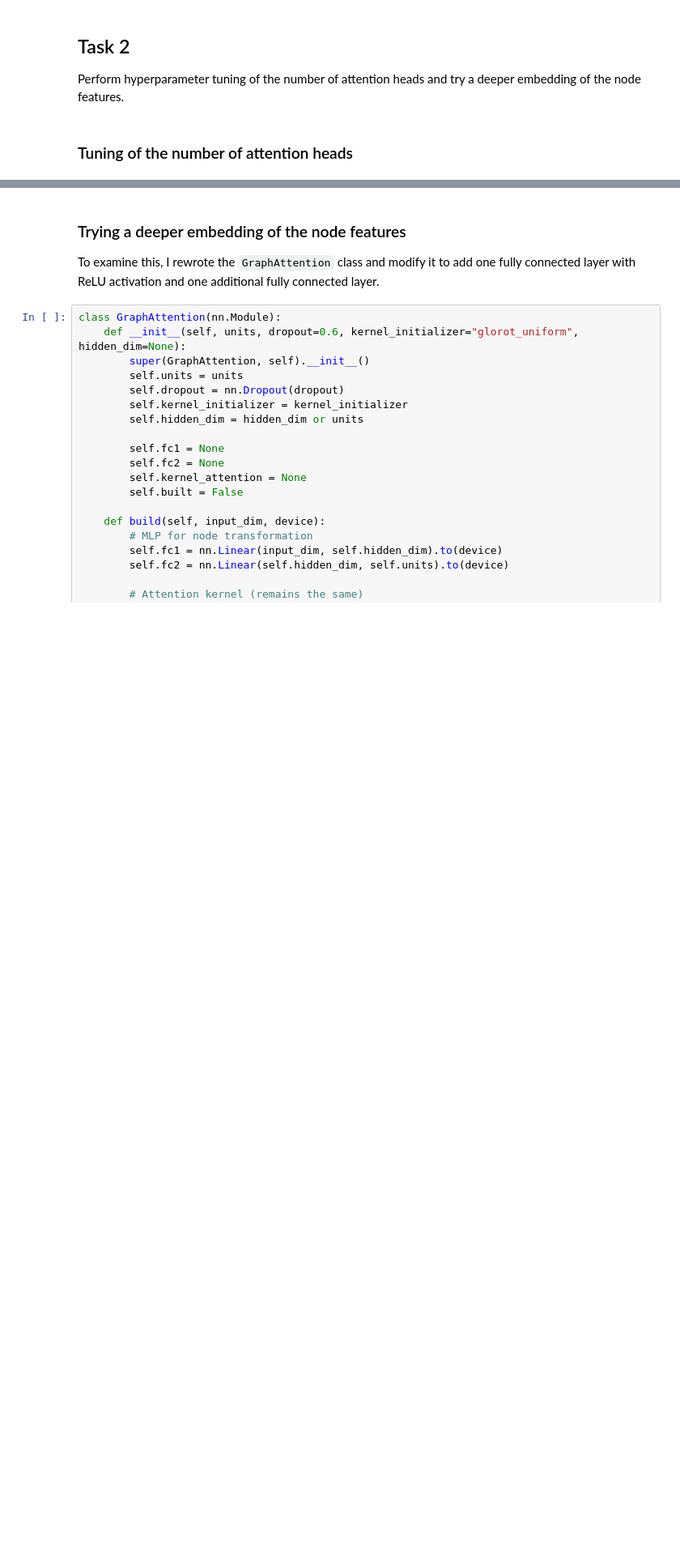
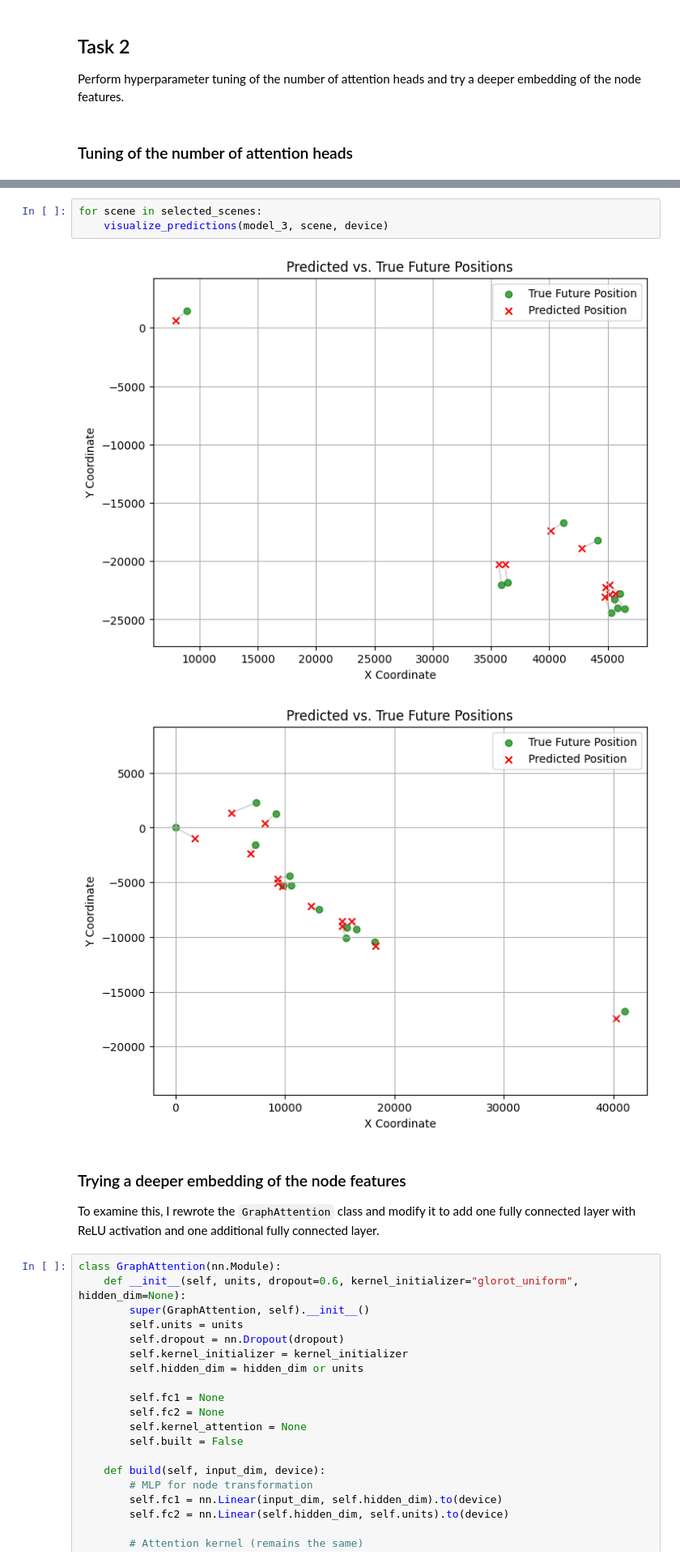
Before and after one commit to yuantj/DL-Assignment-2, a Jupyter notebook: Assignment2-Tingjun-Yuan.ipynb, the cells around one changed output, grey strips where cells are left out. Shown: that part at 81% size. Saved outputs shown, nothing was run; the diff lists cells and outputs as text; blank space fills up the shorter version.

```diff
--- a/Assignment2-Tingjun-Yuan.ipynb
+++ b/Assignment2-Tingjun-Yuan.ipynb
@@ -537,3 +567,9 @@ for scene in selected_scenes:
+# %%
+for scene in selected_scenes:
+    visualize_predictions(model_3, scene, device)
+# %% [output]
+[figure, added]
+[figure, added]
 # %% [markdown]
 ### Trying a deeper embedding of the node features
 
```
Also changed, not shown: parts of 12 cells of this notebook, 4 other files.
